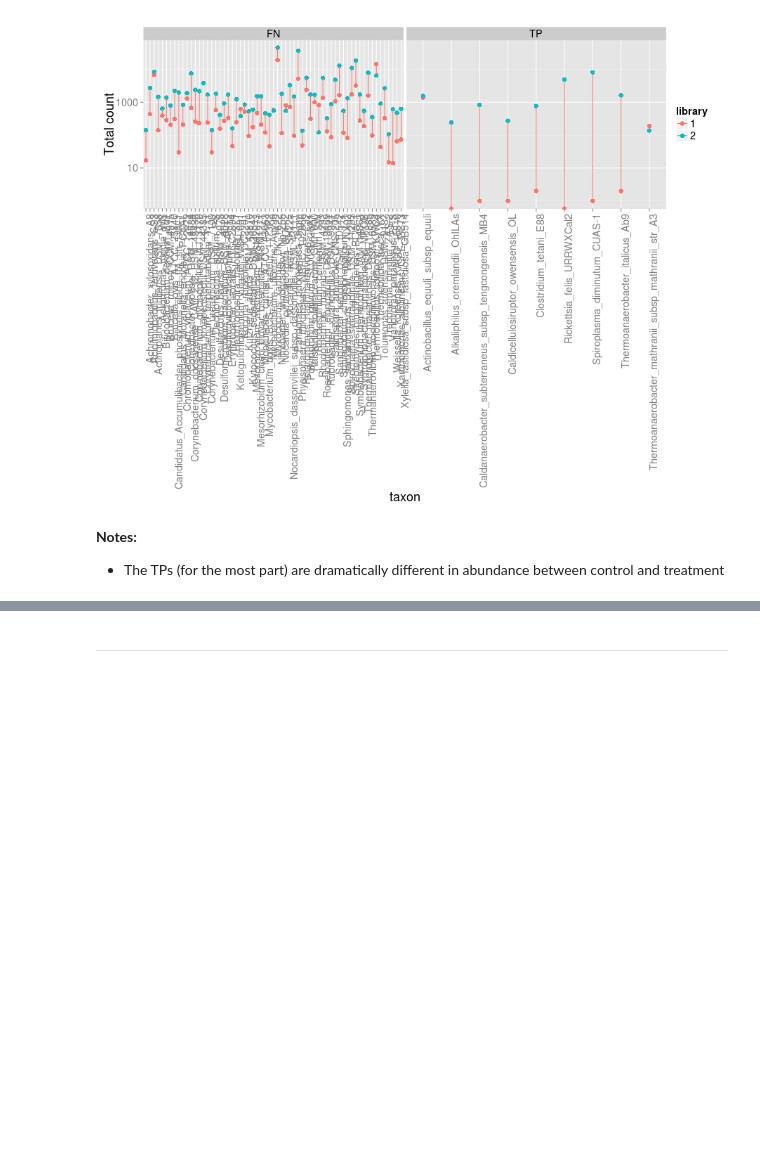
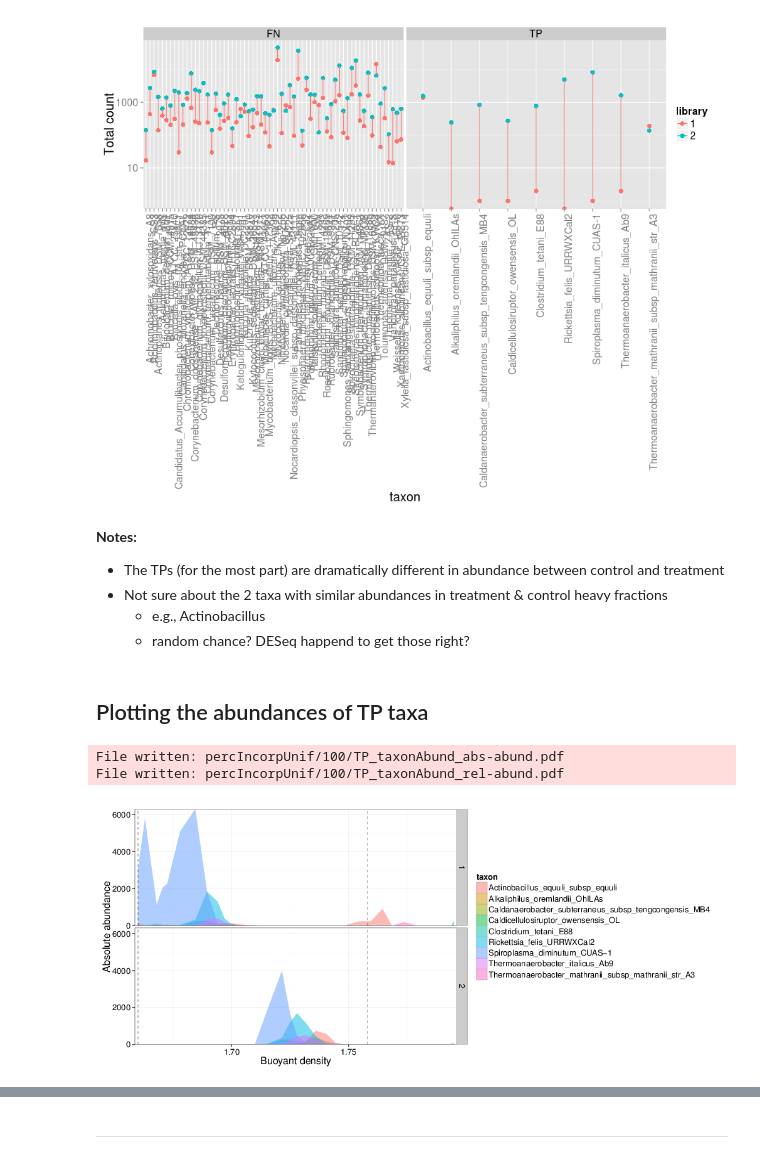
Before and after one commit to nick-youngblut/SIPSim, a Jupyter notebook: ipynb/bac_genome/n1210/perc_incorp_unif.ipynb, the cells around one changed output, grey strips where cells are left out. Drawn from its saved outputs; the diff is of its cells as text; code cells hidden in the pictures; blank space fills up the shorter version.

```diff
--- a/ipynb/bac_genome/n1210/perc_incorp_unif.ipynb
+++ b/ipynb/bac_genome/n1210/perc_incorp_unif.ipynb
@@ -568,3 +524,8 @@ tbl.j = inner_join(tbl.otu, tbl.ds, c('taxon' = 'taxon'))
 __Notes:__
 
 * The TPs (for the most part) are dramatically different in abundance between control and treatment
+* Not sure about the 2 taxa with similar abundances in treatment & control heavy fractions
+  * e.g., Actinobacillus
+  * random chance? DESeq happend to get those right?
+# %% [markdown]
+## Plotting the abundances of TP taxa
@@ -570,0 +542,24 @@ __Notes:__
+# %%
+%%bash -s "$workDir" "$R_dir"
+
+cd $1
+
+export PATH=$2:$PATH
+
+OTU_taxonAbund.r \
+    percIncorpUnif/100/OTU_n2_abs1e10_sub20000.txt \
+    -t percIncorpUnif/100/TP.txt \
+    -o percIncorpUnif/100/TP_taxonAbund \
+    -l --width 14
+
+convert percIncorpUnif/100/TP_taxonAbund_abs-abund.pdf \
+    percIncorpUnif/100/TP_taxonAbund_abs-abund.png
+convert percIncorpUnif/100/TP_taxonAbund_rel-abund.pdf \
+    percIncorpUnif/100/TP_taxonAbund_rel-abund.png
+# %% [output]
+File written: percIncorpUnif/100/TP_taxonAbund_abs-abund.pdf
+File written: percIncorpUnif/100/TP_taxonAbund_rel-abund.pdf
+# %%
+Image(os.path.join(workDir,'percIncorpUnif/100/TP_taxonAbund_abs-abund.png'))
+# %% [output]
+[figure, added]
```
Also changed, not shown: parts of 26 cells of this notebook, 12 other files.
